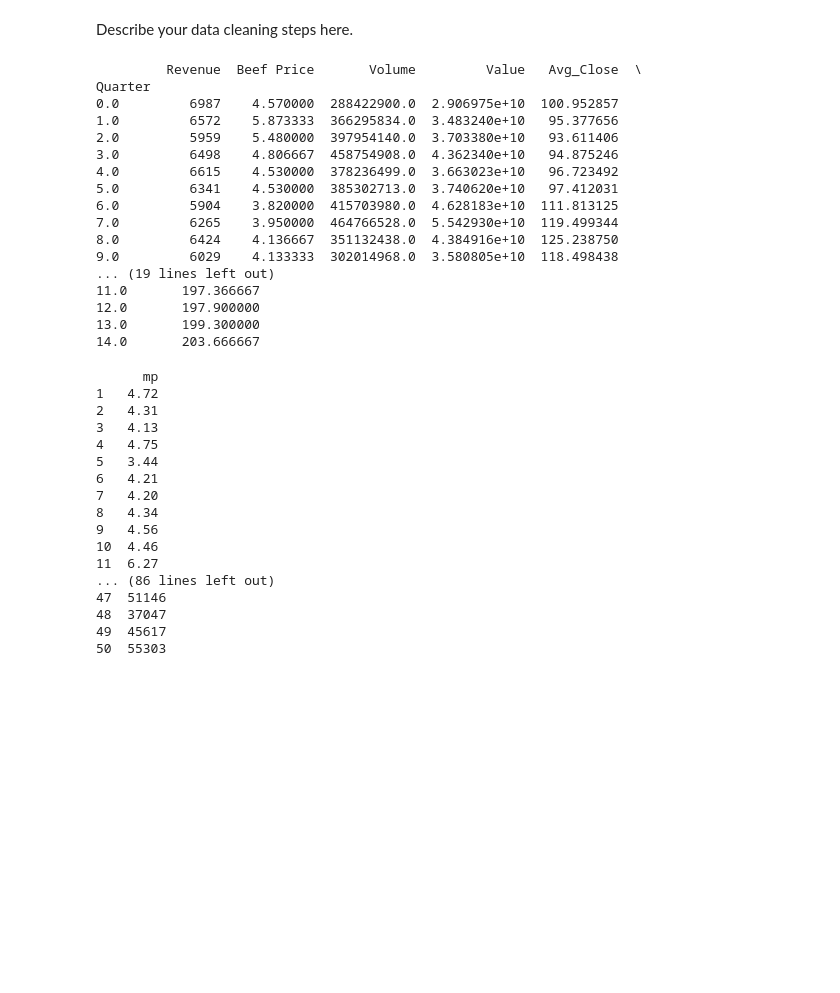
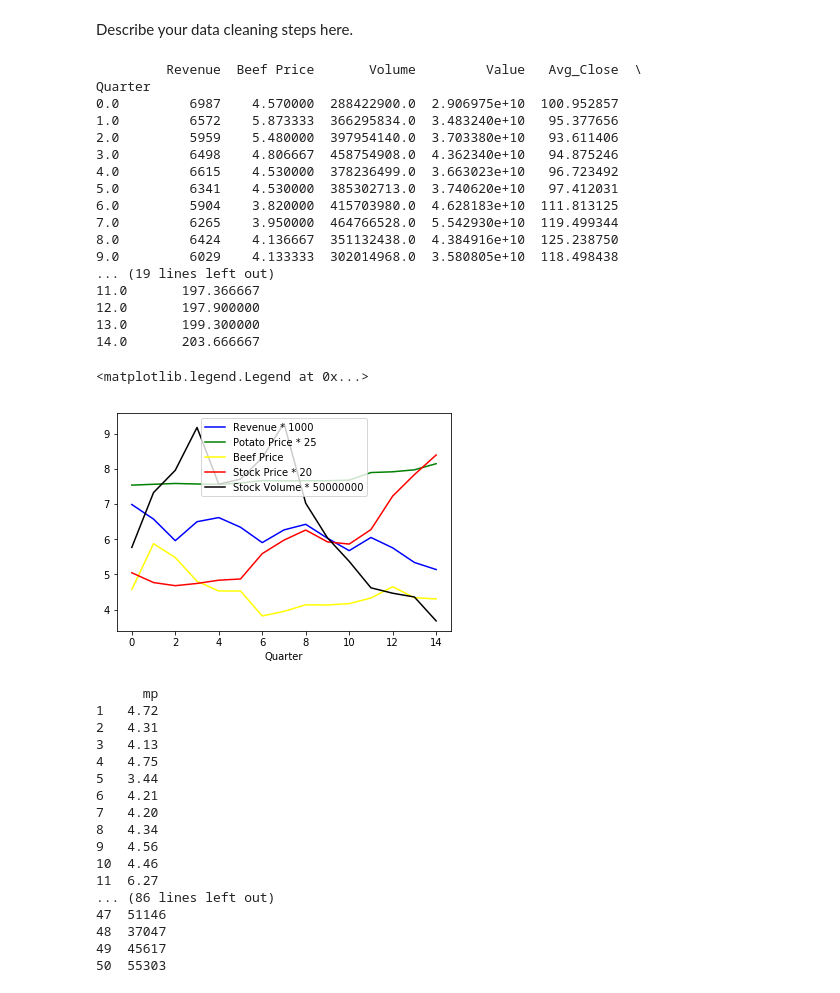
Before and after one commit to yat018/COGS108-Team-Pepperoni, a Jupyter notebook: FinalProject.ipynb, the cells around one changed output. Drawn from its saved outputs; the diff is of its cells as text; code cells hidden in the pictures; blank space fills up the shorter version.

```diff
--- a/FinalProject.ipynb
+++ b/FinalProject.ipynb
@@ -303,33 +281,42 @@ df_quarterly = df_quarterly.sort_values('Quarter', ascending = 1)
 
 
 df_quarterly = df_quarterly.set_index('Quarter')
 price_q_df = price_q_df.set_index('Quarter')
 frames = [df_quarterly, price_q_df, df_stk, df_potato_c]
 #df_stk.set_index('Quarter')
 result = pd.concat(frames, axis=1)
 result = result.drop(['Date', 'Change'], axis=1)
 
 
 
 print(result)
+plot.plot(result.index, result['Revenue']/1000, color = 'blue', label = 'Revenue * 1000')
+plot.plot(result.index, result['Potato Price']/25, color = 'green', label = 'Potato Price * 25')
+plot.plot(result.index, result['Beef Price'], color = 'yellow')
+plot.plot(result.index, result['Avg_Close']/20, color = 'red', label = 'Stock Price * 20')
+plot.plot(result.index, result['Volume']/50000000, color = 'black', label = 'Stock Volume * 50000000')
+plot.xlabel('Quarter')
+plot.legend()
 # %% [output]
          Revenue  Beef Price       Volume         Value   Avg_Close  \
 Quarter
 0.0         6987    4.570000  288422900.0  2.906975e+10  100.952857
 1.0         6572    5.873333  366295834.0  3.483240e+10   95.377656
 2.0         5959    5.480000  397954140.0  3.703380e+10   93.611406
 3.0         6498    4.806667  458754908.0  4.362340e+10   94.875246
 4.0         6615    4.530000  378236499.0  3.663023e+10   96.723492
 5.0         6341    4.530000  385302713.0  3.740620e+10   97.412031
 6.0         5904    3.820000  415703980.0  4.628183e+10  111.813125
 7.0         6265    3.950000  464766528.0  5.542930e+10  119.499344
 8.0         6424    4.136667  351132438.0  4.384916e+10  125.238750
 9.0         6029    4.133333  302014968.0  3.580805e+10  118.498438
 ... (19 lines left out)
 11.0       197.366667
 12.0       197.900000
 13.0       199.300000
 14.0       203.666667
+<matplotlib.legend.Legend at 0x...>
+[figure, added]
 # %%
 p_m_df = pd.read_html('https://www.csun.edu/~sg4002/research/mcdonalds_by_state.htm')[0]
 p_m_df.columns = ['st','mc', 'pd', 'more', 'rank','pp','mp','df','rk']
```
Also changed, not shown: parts of 8 cells of this notebook.
